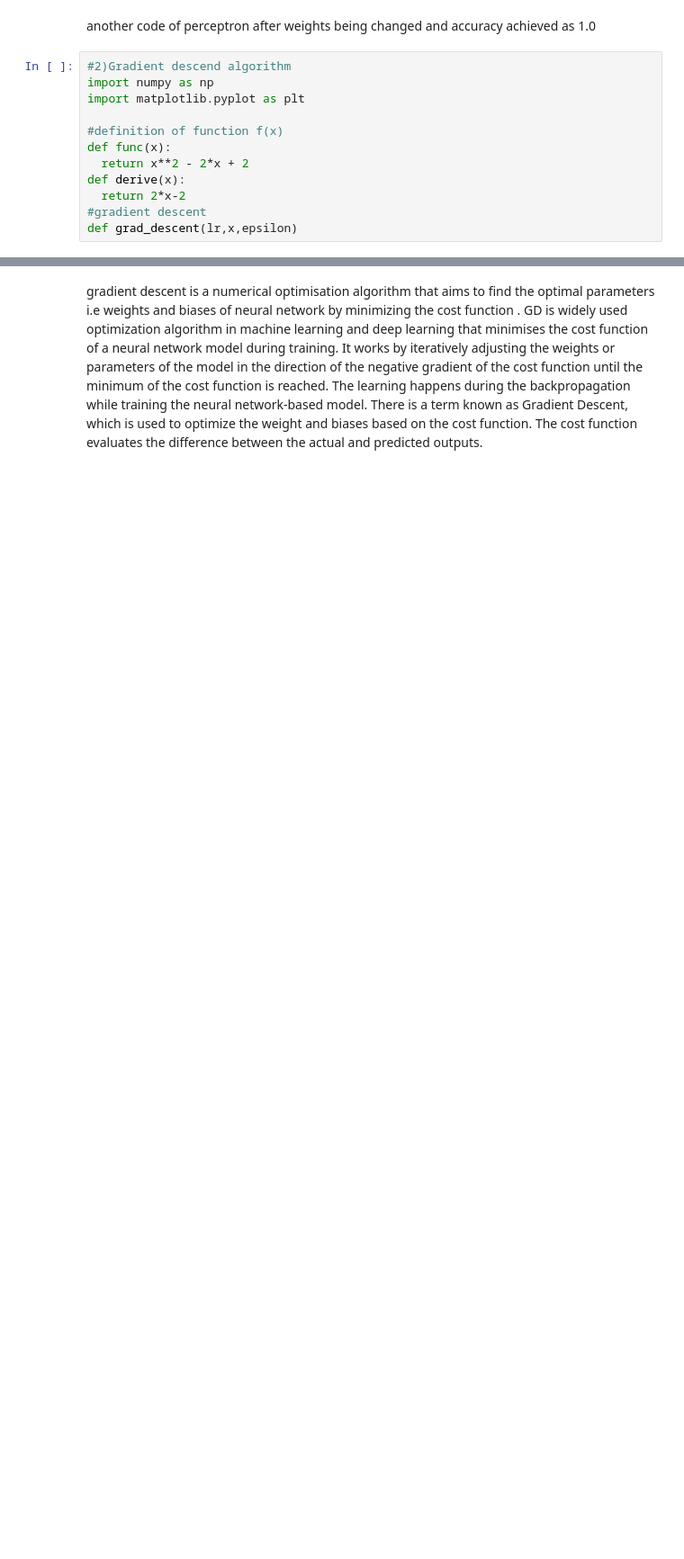
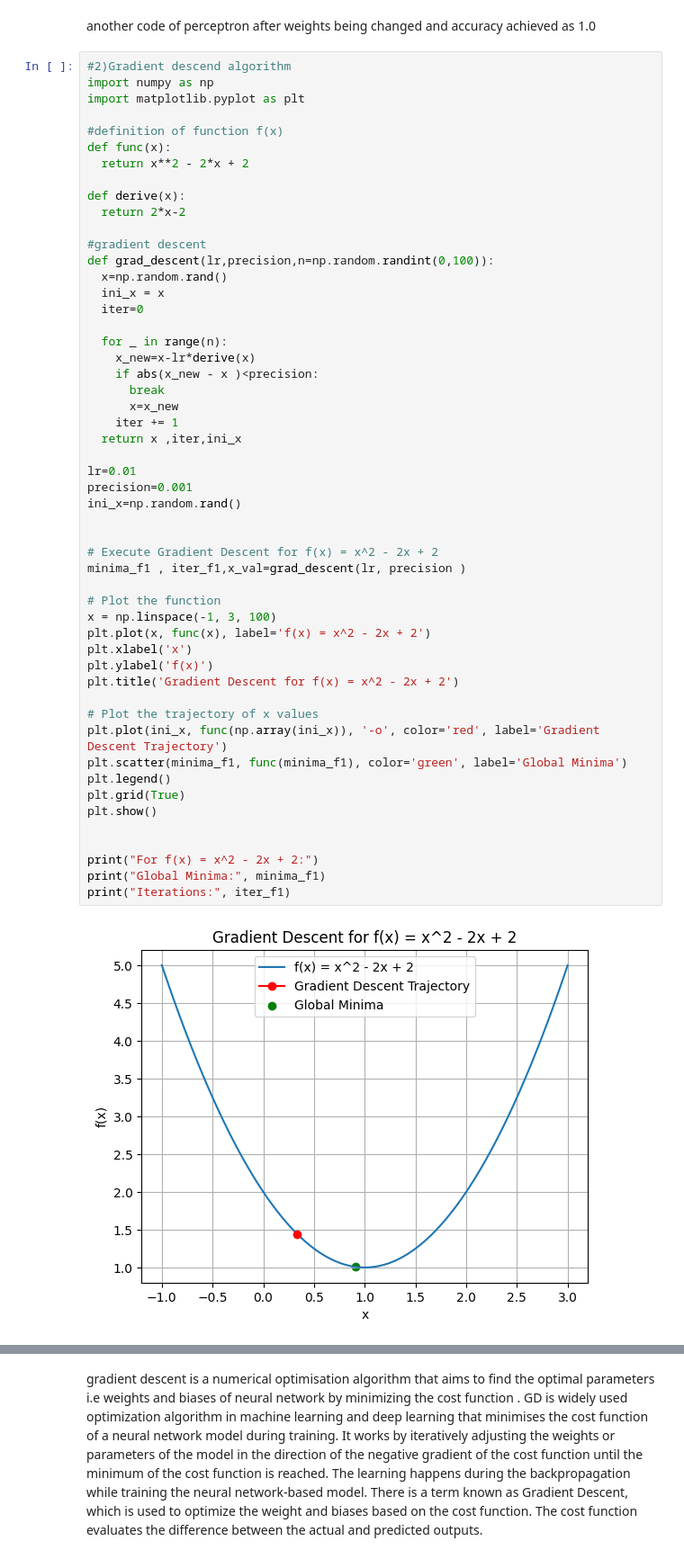
Before and after one commit to joshIsac/DeepLearningLab, a Jupyter notebook: 2348523_perceptronandgradientdescent.ipynb, the cells around one changed output, grey strips where cells are left out. Shown at 90% size. Cells and saved outputs as stored; diff of their text form; blank space fills up the shorter version.

```diff
--- a/2348523_perceptronandgradientdescent.ipynb
+++ b/2348523_perceptronandgradientdescent.ipynb
@@ -201,15 +201,57 @@ Accuracy: 1.0
 XOR function cannot be represented by a single-layer perceptron.
 # %% [markdown]
 another code of perceptron after weights being changed and accuracy achieved as 1.0
-# %%
-#2)Gradient descend algorithm
-import numpy as np
-import matplotlib.pyplot as plt
-
-#definition of function f(x)
-def func(x):
-  return x**2 - 2*x + 2
-def derive(x):
-  return 2*x-2
-#gradient descent
-def grad_descent(lr,x,epsilon)
+# %%
+#2)Gradient descend algorithm
+import numpy as np
+import matplotlib.pyplot as plt
+
+#definition of function f(x)
+def func(x):
+  return x**2 - 2*x + 2
+
+def derive(x):
+  return 2*x-2
+
+#gradient descent
+def grad_descent(lr,precision,n=np.random.randint(0,100)):
+  x=np.random.rand()
+  ini_x = x
+  iter=0
+
+  for _ in range(n):
+    x_new=x-lr*derive(x)
+    if abs(x_new - x )<precision:
+      break
+      x=x_new
+    iter += 1
+  return x ,iter,ini_x
+
+lr=0.01
+precision=0.001
+ini_x=np.random.rand()
+
+
+# Execute Gradient Descent for f(x) = x^2 - 2x + 2
+minima_f1 , iter_f1,x_val=grad_descent(lr, precision )
+
+# Plot the function
+x = np.linspace(-1, 3, 100)
+plt.plot(x, func(x), label='f(x) = x^2 - 2x + 2')
+plt.xlabel('x')
+plt.ylabel('f(x)')
+plt.title('Gradient Descent for f(x) = x^2 - 2x + 2')
+
+# Plot the trajectory of x values
+plt.plot(ini_x, func(np.array(ini_x)), '-o', color='red', label='Gradient Descent Trajectory')
+plt.scatter(minima_f1, func(minima_f1), color='green', label='Global Minima')
+plt.legend()
+plt.grid(True)
+plt.show()
+
+
+print("For f(x) = x^2 - 2x + 2:")
+print("Global Minima:", minima_f1)
+print("Iterations:", iter_f1)
+# %% [output]
+[figure, added]
```
Also changed, not shown: parts of 5 cells of this notebook.
